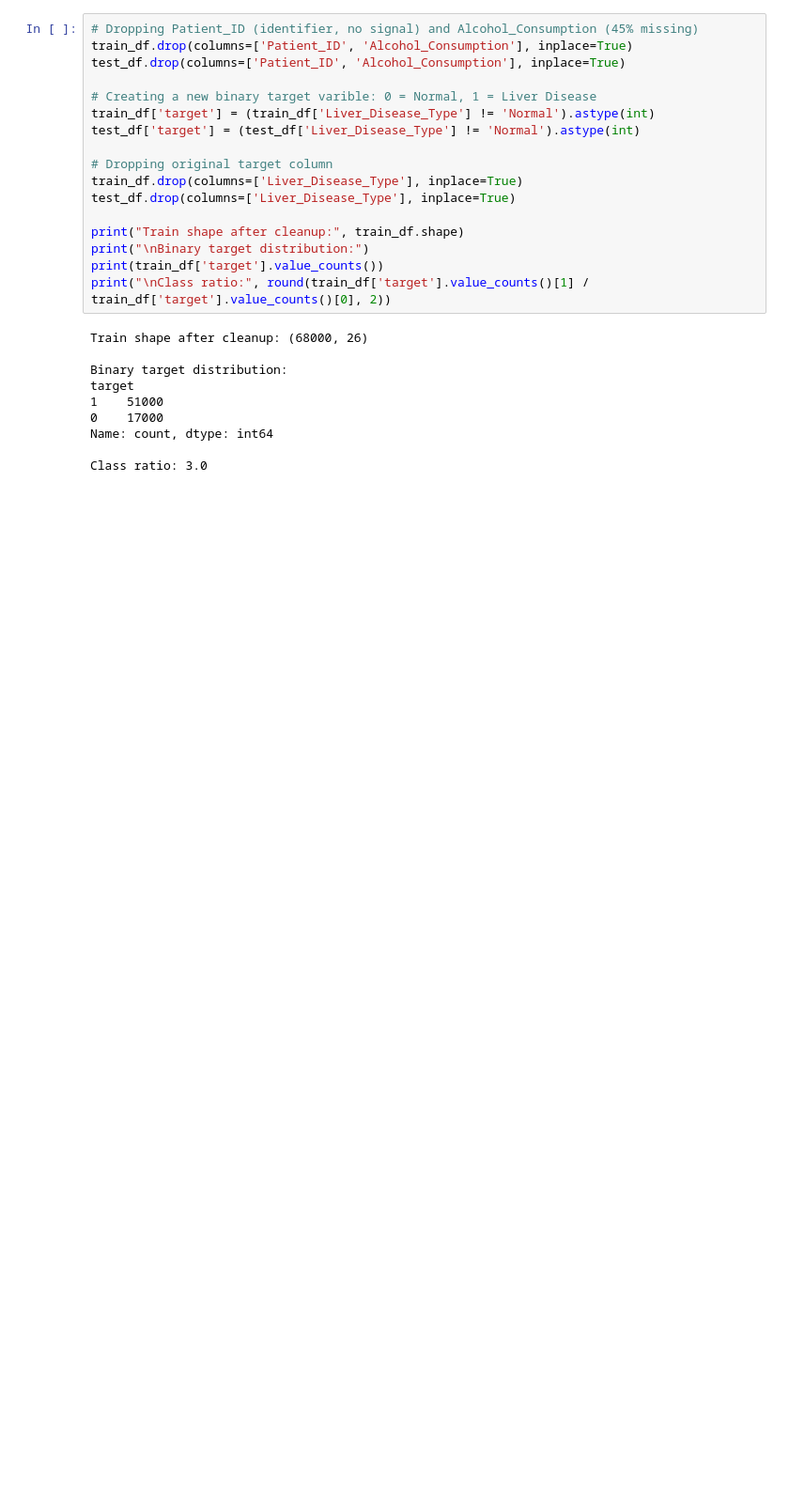
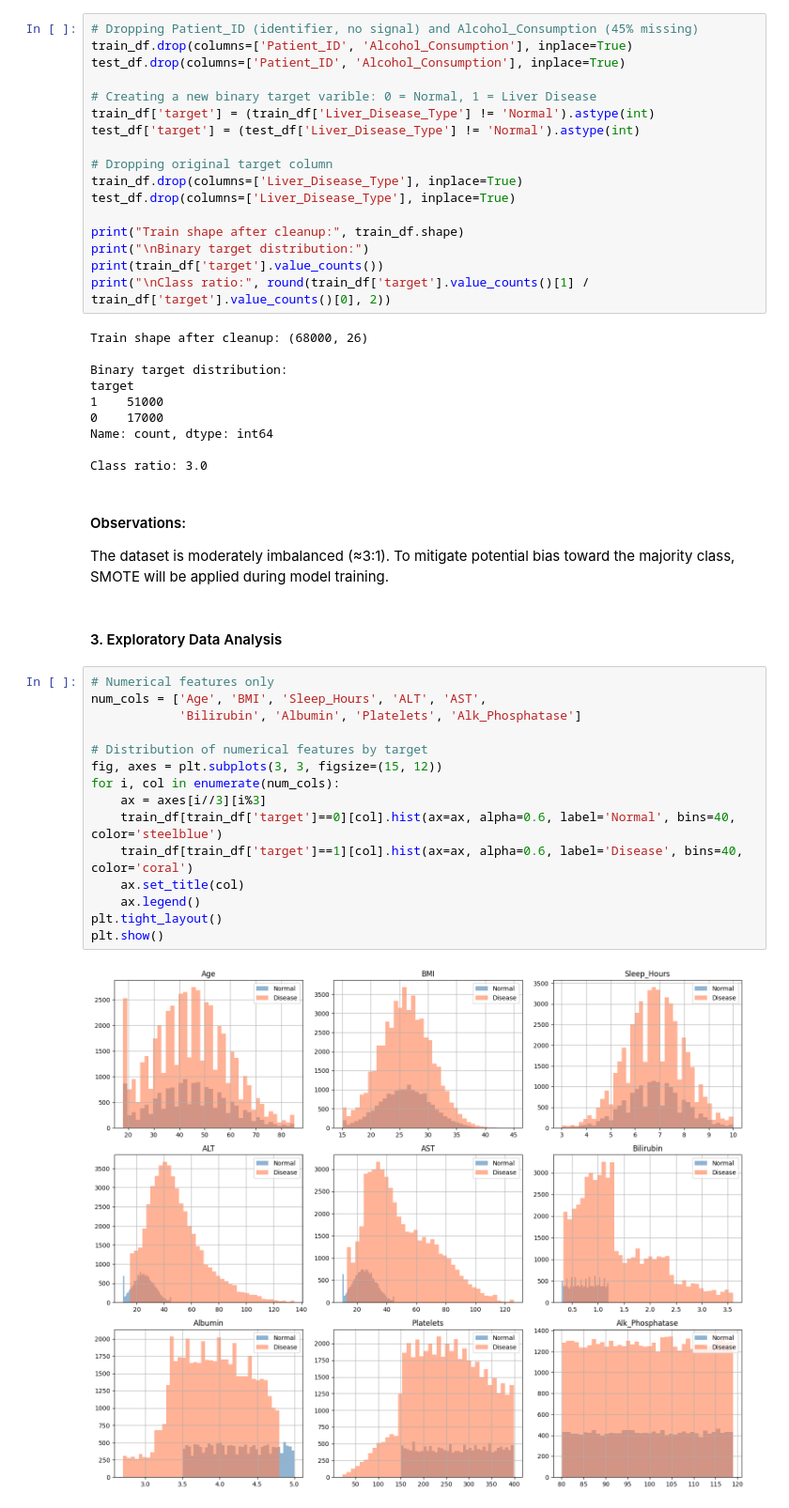
Before and after one commit to saketh242/DS675-MiniProject-Saketh-Travis-Krishna, a Jupyter notebook: project.ipynb, the cells around one changed output. Shown at 94% size. Cells and saved outputs as stored; diff of their text form; blank space fills up the shorter version.

```diff
--- a/project.ipynb
+++ b/project.ipynb
@@ -110,3 +110,26 @@ target
 Name: count, dtype: int64
 
 Class ratio: 3.0
+# %% [markdown]
+#### Observations:
+
+The dataset is moderately imbalanced (≈3:1). To mitigate potential bias toward the majority class, SMOTE will be applied during model training.
+# %% [markdown]
+#### 3. Exploratory Data Analysis
+# %%
+# Numerical features only
+num_cols = ['Age', 'BMI', 'Sleep_Hours', 'ALT', 'AST',
+            'Bilirubin', 'Albumin', 'Platelets', 'Alk_Phosphatase']
+
+# Distribution of numerical features by target
+fig, axes = plt.subplots(3, 3, figsize=(15, 12))
+for i, col in enumerate(num_cols):
+    ax = axes[i//3][i%3]
+    train_df[train_df['target']==0][col].hist(ax=ax, alpha=0.6, label='Normal', bins=40, color='steelblue')
+    train_df[train_df['target']==1][col].hist(ax=ax, alpha=0.6, label='Disease', bins=40, color='coral')
+    ax.set_title(col)
+    ax.legend()
+plt.tight_layout()
+plt.show()
+# %% [output]
+[figure, added]
```
Also changed, not shown: parts of 5 cells of this notebook.
